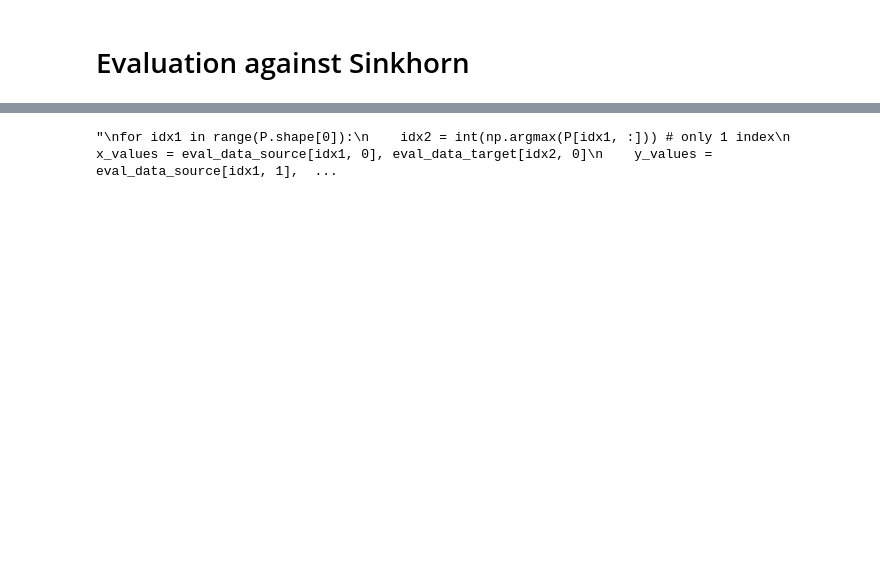
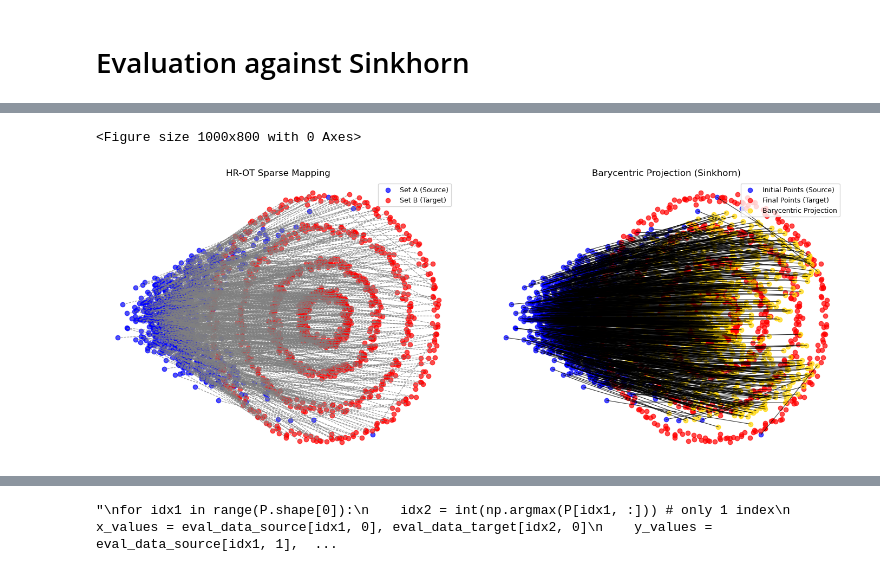
Before and after one commit to raphael-group/HiRef, a Jupyter notebook: notebooks/synthetic_experiments_all.ipynb, the cells around one changed output, grey strips where cells are left out. Cells and saved outputs as stored; diff of their text form; code cells hidden in the pictures; blank space fills up the shorter version.

```diff
--- a/notebooks/synthetic_experiments_all.ipynb
+++ b/notebooks/synthetic_experiments_all.ipynb
@@ -467 +480,51 @@ print( np.sum( P.numpy() > 1e-8 ) )
 1024
+# %%
+plt.figure(figsize=(10, 8))
+
+pred_target_sinkhorn = np.diag(1 / np.sum(P_sinkhorn, axis=0)) @ P_sinkhorn @ eval_data_target
+
+fig, axes = plt.subplots(1, 2, figsize=(14, 6))
+
+# First subplot: Mapping between Set A and Set B
+for idx1 in range(P_2.shape[0]):
+    idx2 = int(np.argmax(P_2[idx1, :]))
+    x_values = eval_data_source[idx1, 0], eval_data_target[idx2, 0]
+    y_values = eval_data_source[idx1, 1], eval_data_target[idx2, 1]
+    axes[0].plot(x_values, y_values, c='gray', linestyle='--', linewidth=0.8, alpha=0.8)
+
+axes[0].scatter(eval_data_source[:, 0], eval_data_source[:, 1], c='b', label='Set A (Source)', alpha=0.7)
+axes[0].scatter(eval_data_target[:, 0], eval_data_target[:, 1], c='r', label='Set B (Target)', alpha=0.7)
+
+axes[0].set_title("HR-OT Sparse Mapping", fontsize=12)
+axes[0].set_xlabel("X-coordinate", fontsize=10)
+axes[0].set_ylabel("Y-coordinate", fontsize=10)
+axes[0].legend(fontsize=9, loc='upper right')
+axes[0].grid(alpha=0.3)
+axes[0].axis('off')
+
+# Second subplot: Mapping with Barycentric Projection
+for idx1 in range(P_sinkhorn.shape[0]):
+    x_values = eval_data_source[idx1, 0], pred_target_sinkhorn[idx1, 0]
+    y_values = eval_data_source[idx1, 1], pred_target_sinkhorn[idx1, 1]
+    axes[1].plot(x_values, y_values, c='black', linewidth=0.8, alpha=0.8)
+
+axes[1].scatter(eval_data_source[:, 0], eval_data_source[:, 1], c='b', label='Initial Points (Source)', alpha=0.7)
+axes[1].scatter(eval_data_target[:, 0], eval_data_target[:, 1], c='r', label='Final Points (Target)', alpha=0.7)
+axes[1].scatter(pred_target_sinkhorn[:, 0], pred_target_sinkhorn[:, 1], c='gold', label='Barycentric Projection', alpha=0.7)
+
+axes[1].set_title("Barycentric Projection (Sinkhorn)", fontsize=12)
+axes[1].set_xlabel("X-coordinate", fontsize=10)
+axes[1].set_ylabel("Y-coordinate", fontsize=10)
+axes[1].legend(fontsize=9, loc='upper right')
+axes[1].grid(alpha=0.3)
+
+# Adjust layout for better spacing
+plt.tight_layout()
+axes[1].axis('off')
+
+# Save the figure as a high-quality image
+plt.savefig(experiment + ".png", dpi=300)
+plt.show()
+# %% [output]
+<Figure size 1000x800 with 0 Axes>
+[figure, added]
```
Also changed, not shown: parts of 5 cells of this notebook, 5 other files.
